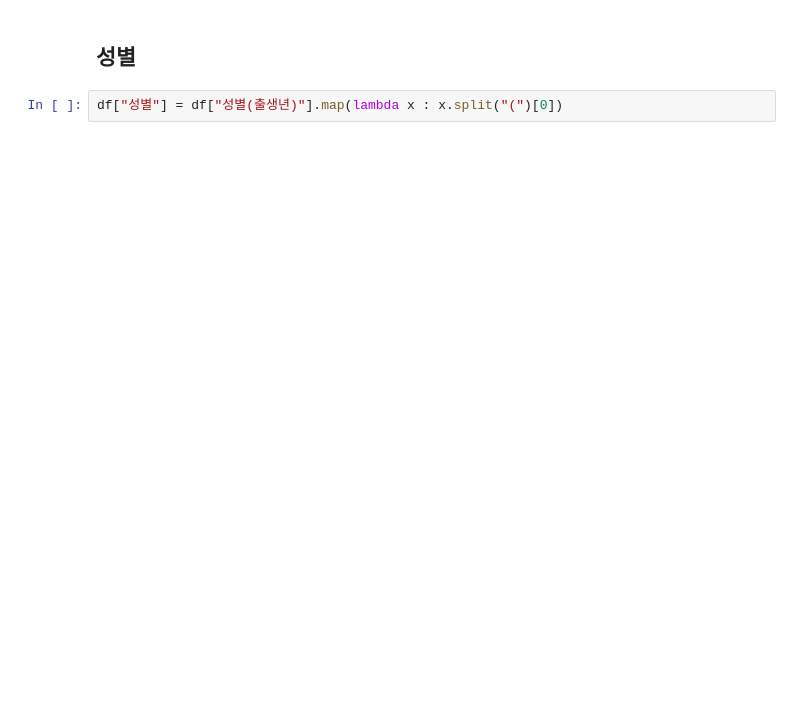
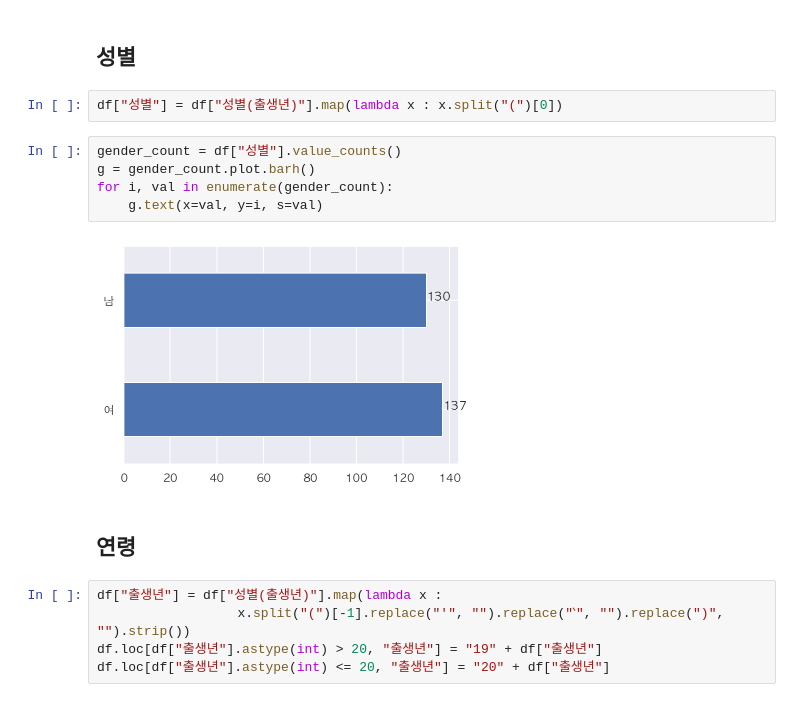
Before and after one commit to corazzon/COVID-19-eda, a Jupyter notebook: 06-seoul-covid-19-eda.ipynb, the cells around one changed output. Cells and saved outputs as stored; diff of their text form; blank space fills up the shorter version.

```diff
--- a/06-seoul-covid-19-eda.ipynb
+++ b/06-seoul-covid-19-eda.ipynb
@@ -402,3 +415,17 @@ Name: 퇴원, dtype: float64
 ## 성별
 # %%
 df["성별"] = df["성별(출생년)"].map(lambda x : x.split("(")[0])
+# %%
+gender_count = df["성별"].value_counts()
+g = gender_count.plot.barh()
+for i, val in enumerate(gender_count):
+    g.text(x=val, y=i, s=val)
+# %% [output]
+[figure, added]
+# %% [markdown]
+## 연령
+# %%
+df["출생년"] = df["성별(출생년)"].map(lambda x :
+                  x.split("(")[-1].replace("'", "").replace("‵", "").replace(")", "").strip())
+df.loc[df["출생년"].astype(int) > 20, "출생년"] = "19" + df["출생년"]
+df.loc[df["출생년"].astype(int) <= 20, "출생년"] = "20" + df["출생년"]
```
Also changed, not shown: parts of 30 cells of this notebook.
